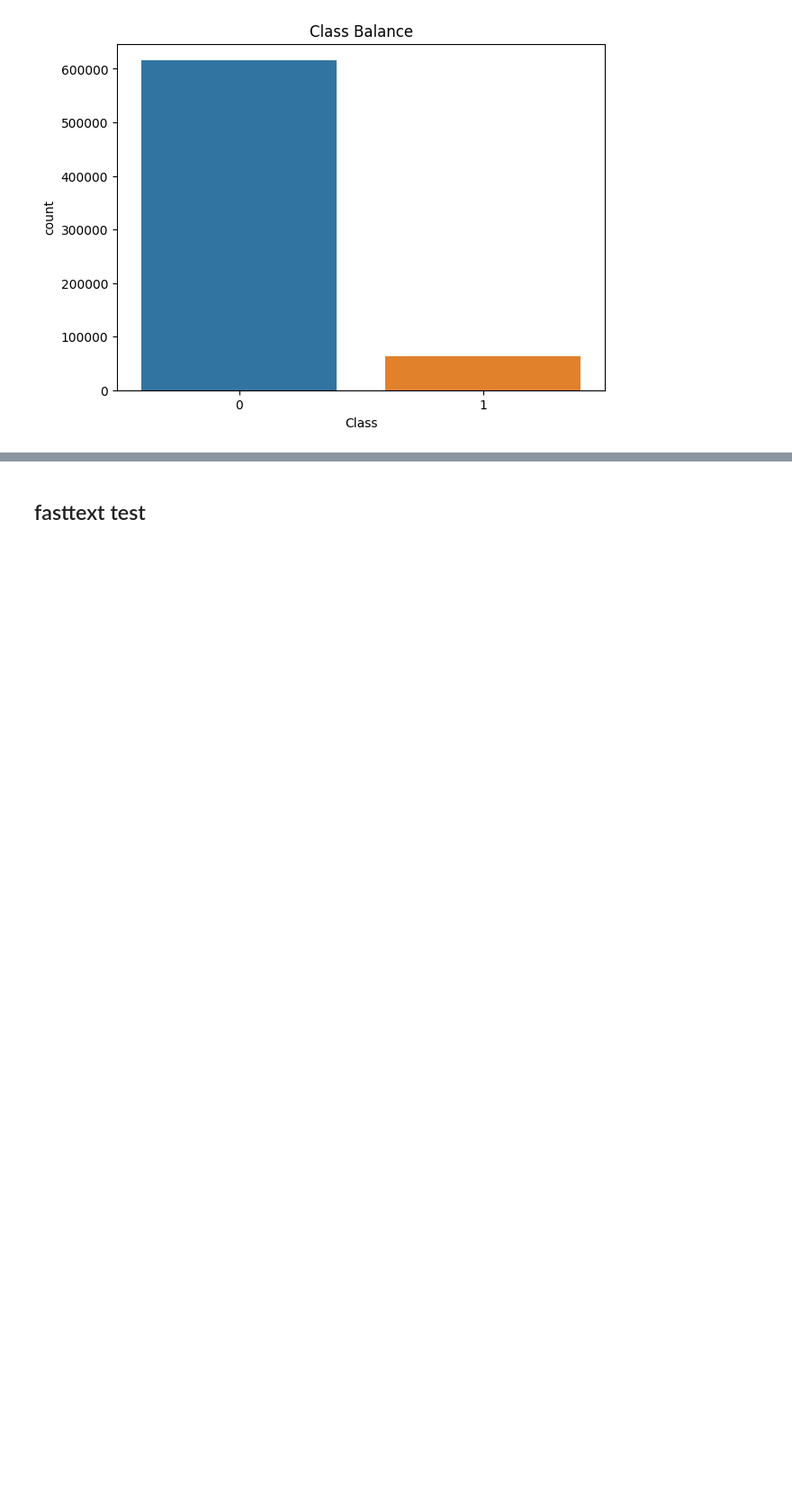
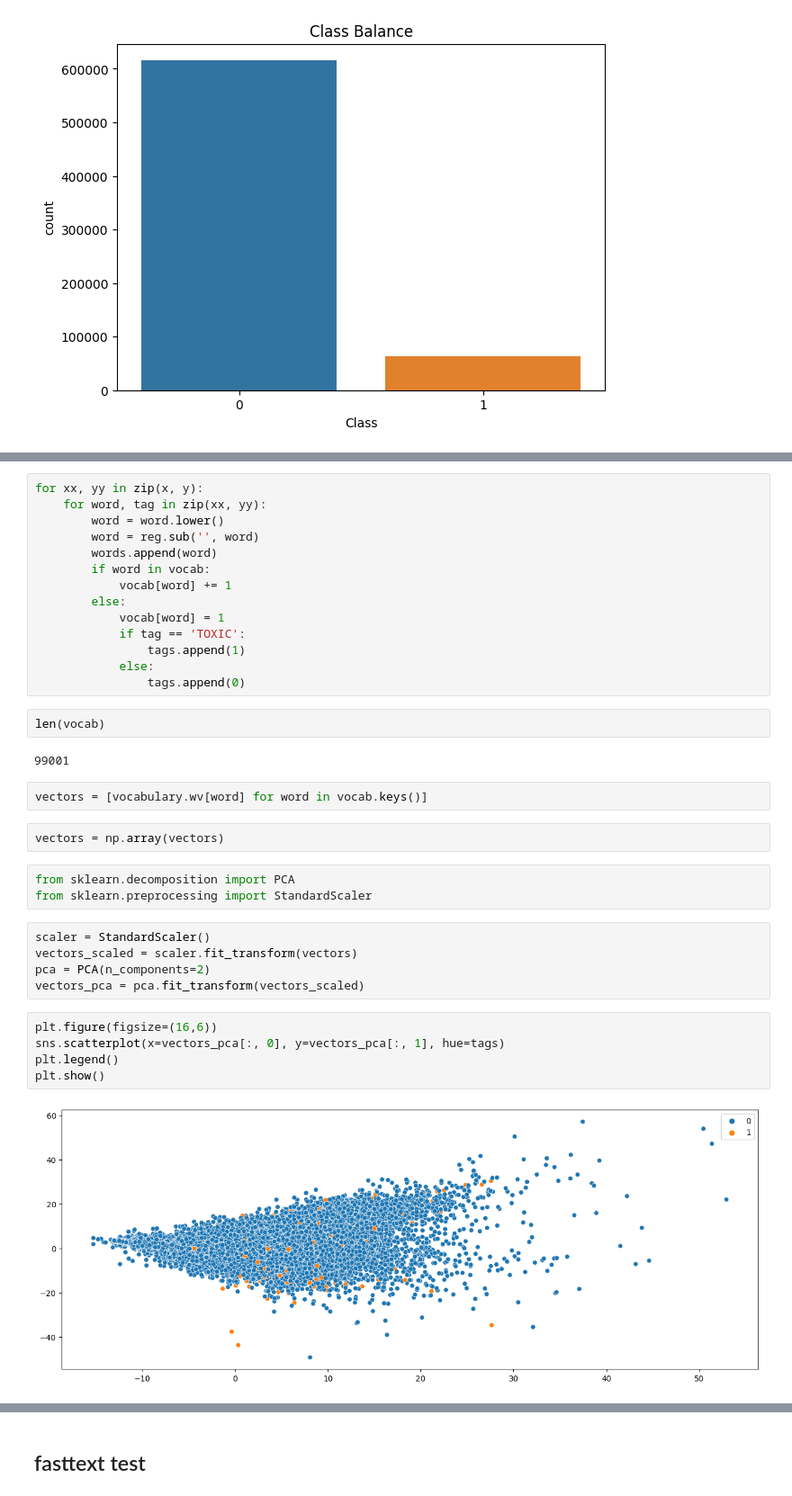
Before and after one commit to msuvorov7/toxic_segmenter, a Jupyter notebook: notebooks/toxic_segmenter.ipynb, the cells around one changed output, grey strips where cells are left out. Shown at 90% size. Saved outputs shown, nothing was run; the diff lists cells and outputs as text; blank space fills up the shorter version.

```diff
--- a/notebooks/toxic_segmenter.ipynb
+++ b/notebooks/toxic_segmenter.ipynb
@@ -78,0 +90,37 @@ plt.show()
+# %%
+for xx, yy in zip(x, y):
+    for word, tag in zip(xx, yy):
+        word = word.lower()
+        word = reg.sub('', word)
+        words.append(word)
+        if word in vocab:
+            vocab[word] += 1
+        else:
+            vocab[word] = 1
+            if tag == 'TOXIC':
+                tags.append(1)
+            else:
+                tags.append(0)
+# %%
+len(vocab)
+# %% [output]
+99001
+# %%
+vectors = [vocabulary.wv[word] for word in vocab.keys()]
+# %%
+vectors = np.array(vectors)
+# %%
+from sklearn.decomposition import PCA
+from sklearn.preprocessing import StandardScaler
+# %%
+scaler = StandardScaler()
+vectors_scaled = scaler.fit_transform(vectors)
+pca = PCA(n_components=2)
+vectors_pca = pca.fit_transform(vectors_scaled)
+# %%
+plt.figure(figsize=(16,6))
+sns.scatterplot(x=vectors_pca[:, 0], y=vectors_pca[:, 1], hue=tags)
+plt.legend()
+plt.show()
+# %% [output]
+[figure, added]
```
Also changed, not shown: parts of 10 cells of this notebook.
